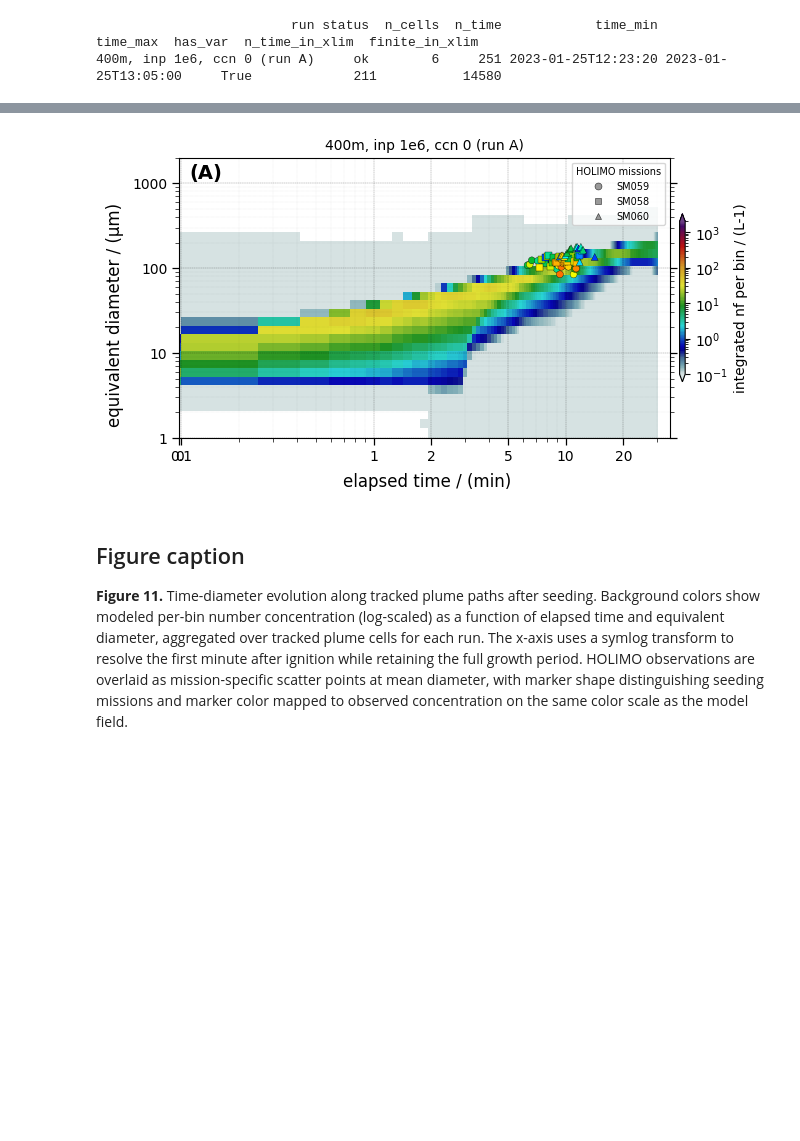
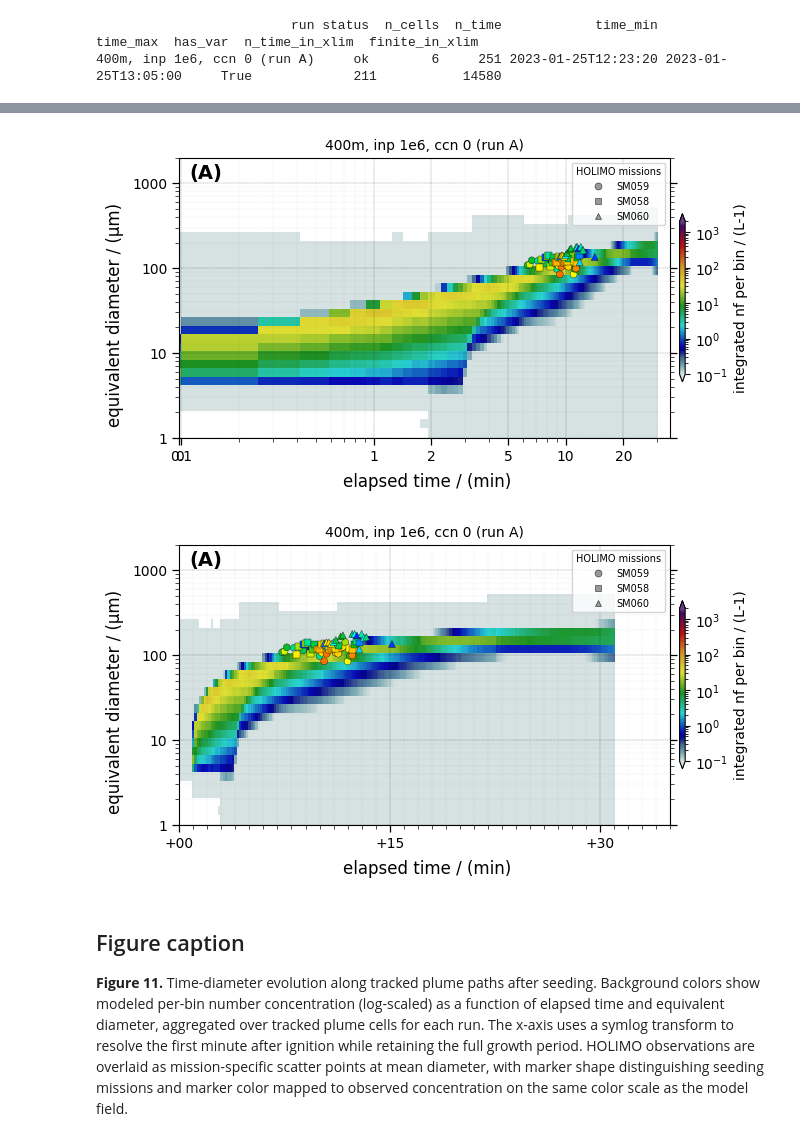
Before and after one commit to KarlJohnsonnn/polarcap_analysis, a Jupyter notebook: notebooks/plume_path/01-plot-plume-path-sum.ipynb, the cells around one changed output, grey strips where cells are left out. Saved outputs shown, nothing was run; the diff lists cells and outputs as text; code cells hidden in the pictures; blank space fills up the shorter version.

```diff
--- a/notebooks/plume_path/01-plot-plume-path-sum.ipynb
+++ b/notebooks/plume_path/01-plot-plume-path-sum.ipynb
@@ -743,34 +747,35 @@ if all(name in globals() for name in ["ds_hd10", "obs_ids", "time_frames_plume",
         "scatter_cmap": new_jet3,
         "markers": ["o", "s", "^"],
         "sizes": [25, 25, 25],
         "alpha": 1.,
         "edgecolor": "black",
         "linewidth": 0.25,
         "legend_loc": "upper right",
     }
 
 
-x_axis_fmt = ["symlog"] #"elapsed", "log",
+x_axis_fmt = ["symlog", "elapsed"] #"elapsed", "log",
 for x_axis_fmt in x_axis_fmt:
     fig, axes = plot_plume_path_sum(
         datasets,
         kind="integrated",
         variable="nf",
         xlim=xlim,
         common_xlim_minutes=35,
     ylim=(1, 2e3),
     zlim=(1e-1, 2e3),
     cmap=new_jet3_soft,
     log_norm=True,
     x_axis_fmt=x_axis_fmt,
     add_missing_data=True,
     holimo_overlay=holimo_overlay_cfg,
     )
     for ax in axes:
         ax.set_ylim(1, 2e3)
     fig.savefig(f"output/figure11_plume_path_plot_clean_{x_axis_fmt}.png")
 # %% [output]
 [figure]
+[figure, added]
 # %% [markdown]
 ## Figure caption
 
```
Also changed, not shown: parts of 3 cells of this notebook, 9 other files.
